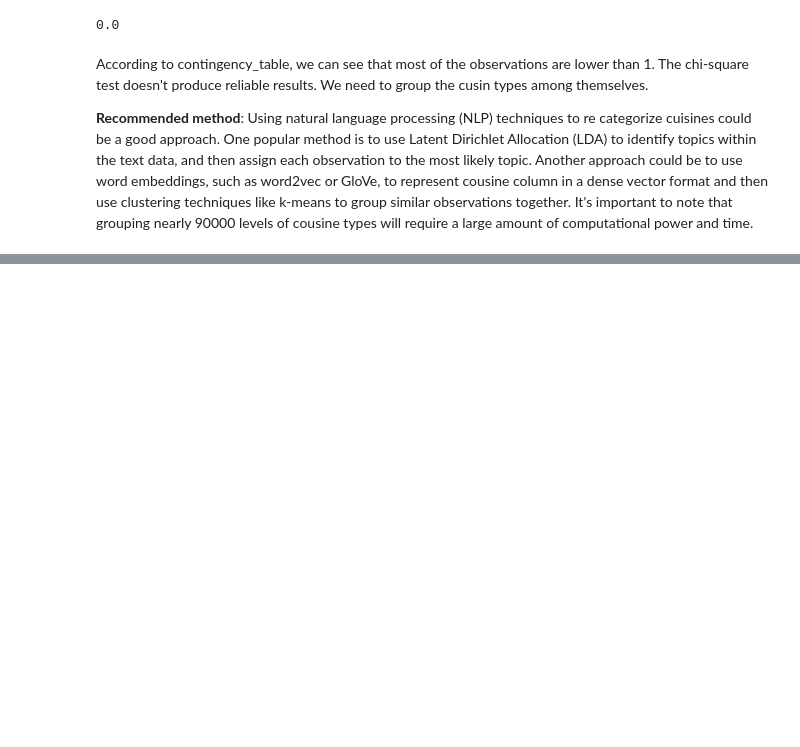
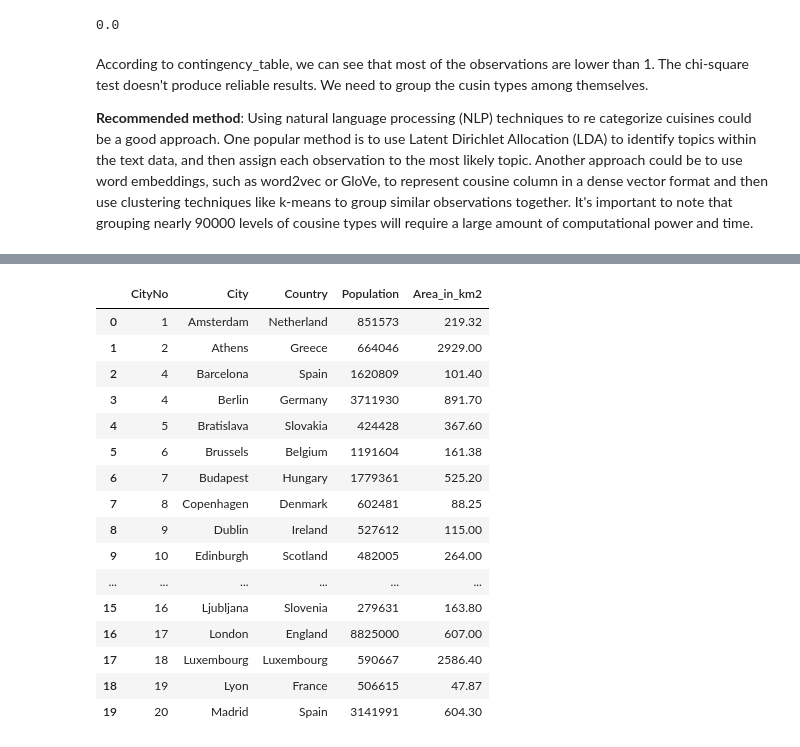
Before and after one commit to vocanalytics/F_STL_Challenge, a Jupyter notebook: Tech_Challenge_For_FoodStyles.ipynb, the cells around one changed output, grey strips where cells are left out. Cells and saved outputs as stored; diff of their text form; code cells hidden in the pictures; blank space fills up the shorter version.

```diff
--- a/Tech_Challenge_For_FoodStyles.ipynb
+++ b/Tech_Challenge_For_FoodStyles.ipynb
@@ -554,0 +598,2 @@ It's important to note that grouping nearly 90000 levels of cousine types  will
+# %%
+df_europe['Area_in_km2'] = df_europe['Area in km2 '].str.replace(",", ".").astype(float)
@@ -554,0 +612,20 @@ It's important to note that grouping nearly 90000 levels of cousine types  will
+# %%
+df_europe.head(20)
+# %% [output]
+|  | CityNo | City | Country | Population | Area_in_km2 |
+| 0 | 1 | Amsterdam | Netherland | 851573 | 219.32 |
+| 1 | 2 | Athens | Greece | 664046 | 2929.00 |
+| 2 | 4 | Barcelona | Spain | 1620809 | 101.40 |
+| 3 | 4 | Berlin | Germany | 3711930 | 891.70 |
+| 4 | 5 | Bratislava | Slovakia | 424428 | 367.60 |
+| 5 | 6 | Brussels | Belgium | 1191604 | 161.38 |
+| 6 | 7 | Budapest | Hungary | 1779361 | 525.20 |
+| 7 | 8 | Copenhagen | Denmark | 602481 | 88.25 |
+| 8 | 9 | Dublin | Ireland | 527612 | 115.00 |
+| 9 | 10 | Edinburgh | Scotland | 482005 | 264.00 |
+| ... | ... | ... | ... | ... | ... |
+| 15 | 16 | Ljubljana | Slovenia | 279631 | 163.80 |
+| 16 | 17 | London | England | 8825000 | 607.00 |
+| 17 | 18 | Luxembourg | Luxembourg | 590667 | 2586.40 |
+| 18 | 19 | Lyon | France | 506615 | 47.87 |
+| 19 | 20 | Madrid | Spain | 3141991 | 604.30 |
```
Also changed, not shown: parts of 14 cells of this notebook.
